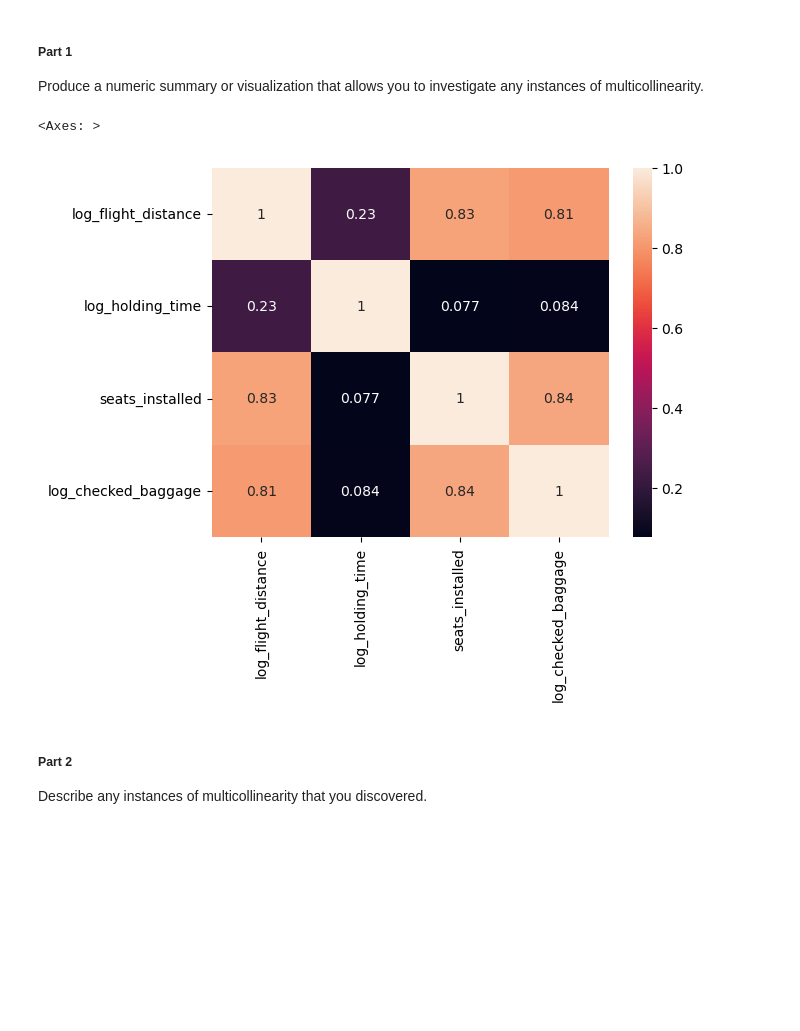
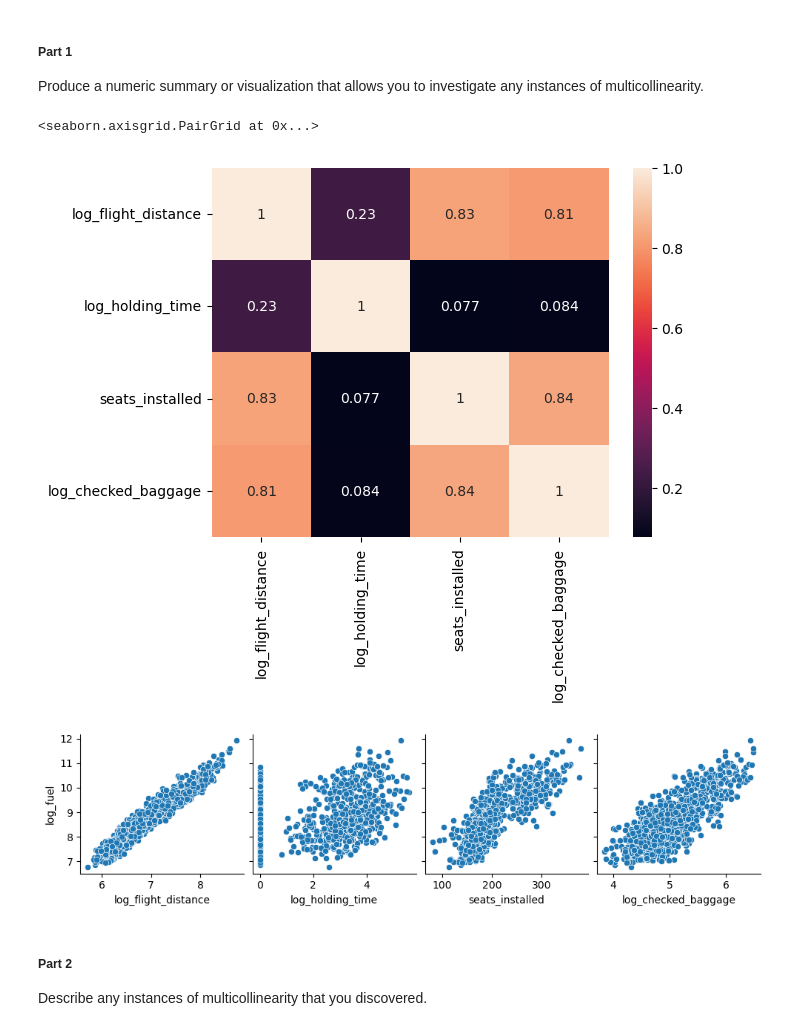
Before and after one commit to Yeninguyen/tstat280, a Jupyter notebook: 07_regression/07_exercises.ipynb, the cells around one changed output. Drawn from its saved outputs; the diff is of its cells as text; code cells hidden in the pictures; blank space fills up the shorter version.

```diff
--- a/07_regression/07_exercises.ipynb
+++ b/07_regression/07_exercises.ipynb
@@ -209,16 +209,21 @@ Produce a numeric summary or visualization that allows you to investigate any in
 # %%
 # YOUR CODE HERE
 corr_matrix = df[[
     "log_flight_distance",
     "log_holding_time",
     "seats_installed",
     "log_checked_baggage"
 ]].corr()
 
 sns.heatmap(corr_matrix, annot=True)
+sns.pairplot(data=df, x_vars=["log_flight_distance",
+    "log_holding_time",
+    "seats_installed",
+    "log_checked_baggage"], y_vars="log_fuel")
 # %% [output]
-<Axes: >
+<seaborn.axisgrid.PairGrid at 0x...>
 [figure]
+[figure, added]
 # %% [markdown]
 ##### Part 2
 
```
Also changed, not shown: parts of 1 cell of this notebook, 1 other file.
